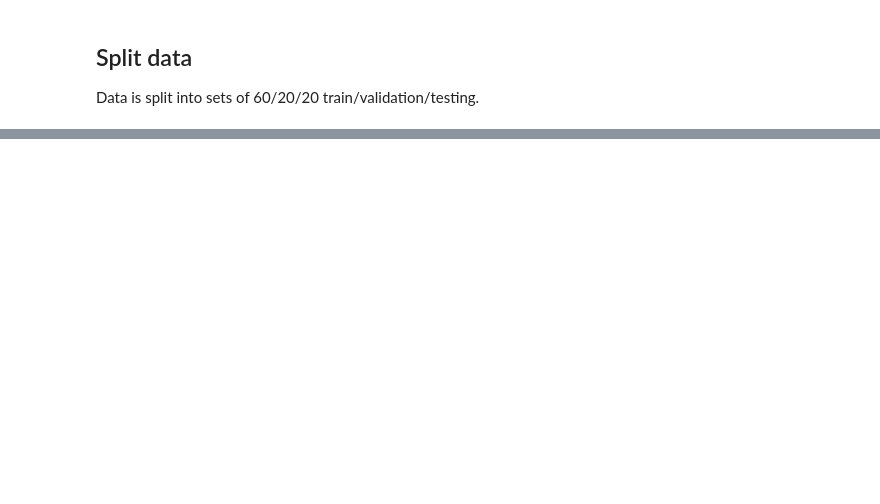
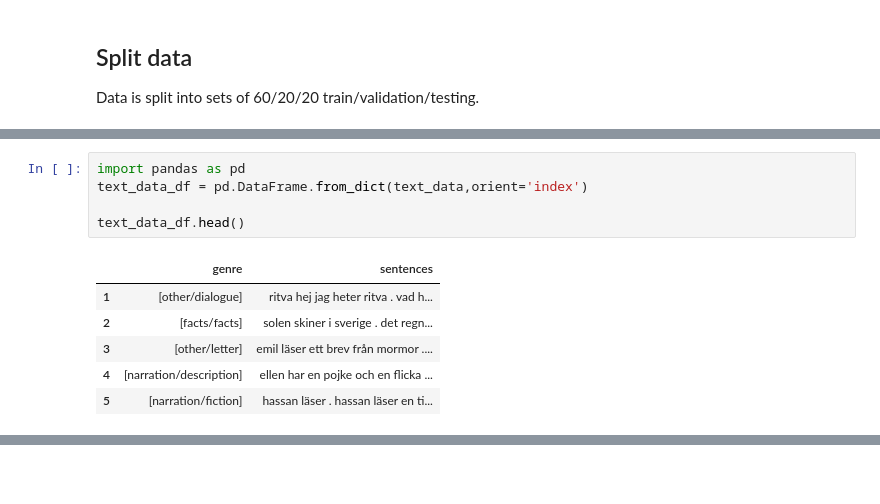
Before and after one commit to eliyetres/lt2314-project, a Jupyter notebook: code/Multi-label text genre classification.ipynb, the cells around one changed output, grey strips where cells are left out. Cells and saved outputs as stored; diff of their text form; blank space fills up the shorter version.

```diff
--- a/code/Multi-label text genre classification.ipynb
+++ b/code/Multi-label text genre classification.ipynb
@@ -413,0 +456,12 @@ validationindices = testingindices_[splitindex2:]
+# %%
+import pandas as pd
+text_data_df = pd.DataFrame.from_dict(text_data,orient='index')
+
+text_data_df.head()
+# %% [output]
+|  | genre | sentences |
+| 1 | [other/dialogue] | ritva hej jag heter ritva . vad h... |
+| 2 | [facts/facts] | solen skiner i sverige . det regn... |
+| 3 | [other/letter] | emil läser ett brev från mormor .... |
+| 4 | [narration/description] | ellen har en pojke och en flicka ... |
+| 5 | [narration/fiction] | hassan läser . hassan läser en ti... |
```
Also changed, not shown: parts of 51 cells of this notebook.
